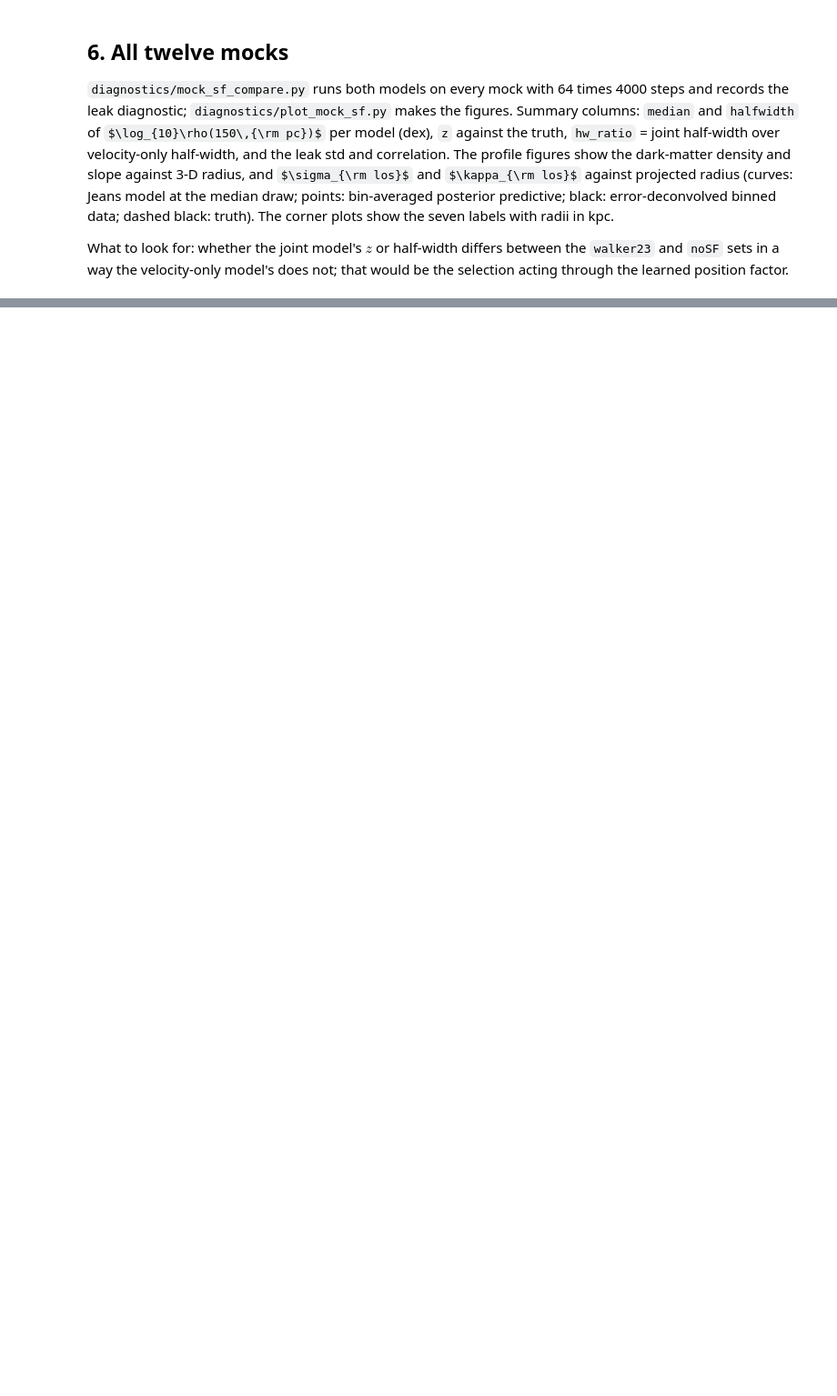
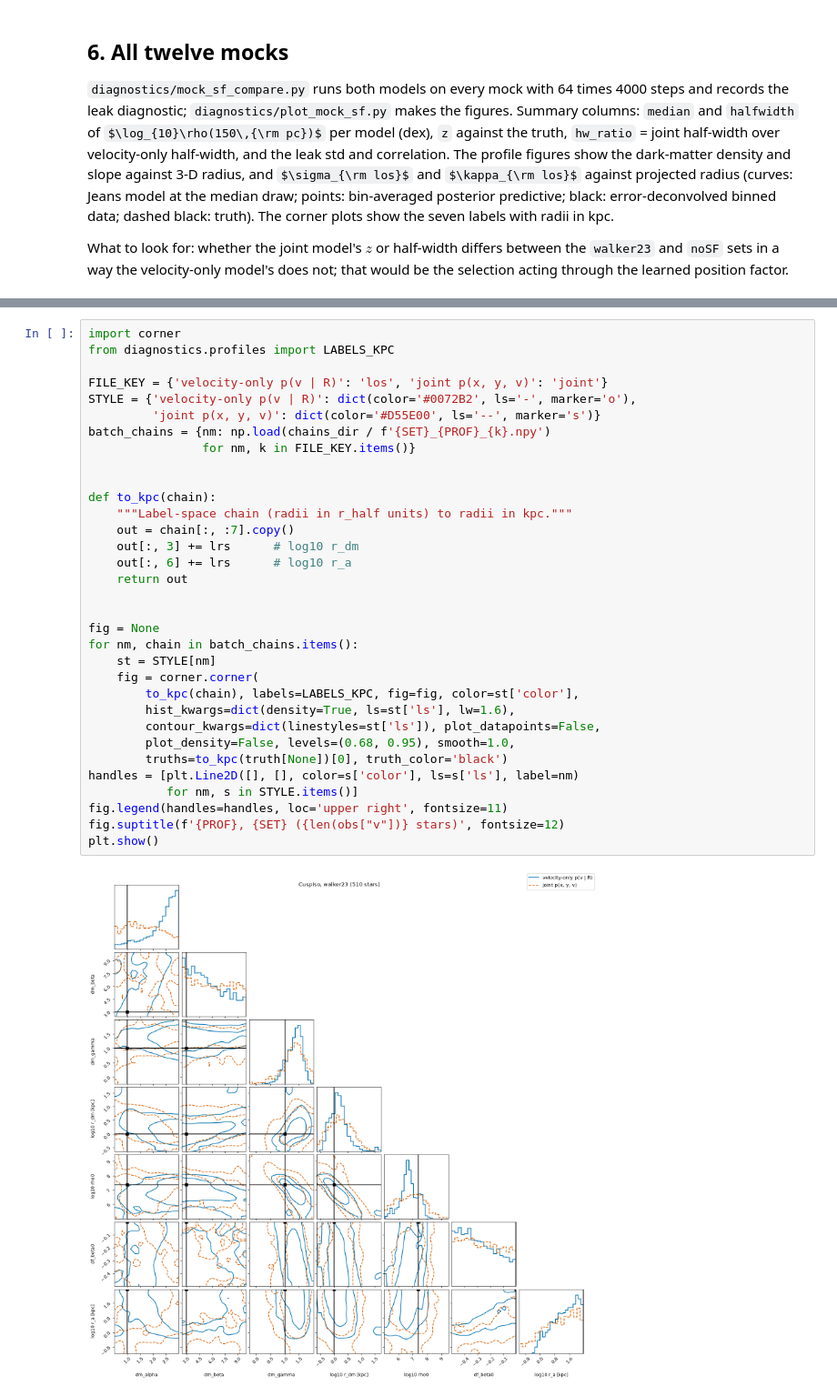
Before and after one commit to trivnguyen/nle_dsph, a Jupyter notebook: notebooks/04_mock_sf.ipynb, the cells around one changed output, grey strips where cells are left out. Shown at 91% size. Saved outputs shown, nothing was run; the diff lists cells and outputs as text; some formulas as TeX source; blank space fills up the shorter version.

```diff
--- a/notebooks/04_mock_sf.ipynb
+++ b/notebooks/04_mock_sf.ipynb
@@ -360,0 +409,35 @@ batch run not finished yet; see ~/scratch/local_logs/nle/mock_sf_compare.log
+# %%
+import corner
+from diagnostics.profiles import LABELS_KPC
+
+FILE_KEY = {'velocity-only p(v | R)': 'los', 'joint p(x, y, v)': 'joint'}
+STYLE = {'velocity-only p(v | R)': dict(color='#0072B2', ls='-', marker='o'),
+         'joint p(x, y, v)': dict(color='#D55E00', ls='--', marker='s')}
+batch_chains = {nm: np.load(chains_dir / f'{SET}_{PROF}_{k}.npy')
+                for nm, k in FILE_KEY.items()}
+
+
+def to_kpc(chain):
+    """Label-space chain (radii in r_half units) to radii in kpc."""
+    out = chain[:, :7].copy()
+    out[:, 3] += lrs      # log10 r_dm
+    out[:, 6] += lrs      # log10 r_a
+    return out
+
+
+fig = None
+for nm, chain in batch_chains.items():
+    st = STYLE[nm]
+    fig = corner.corner(
+        to_kpc(chain), labels=LABELS_KPC, fig=fig, color=st['color'],
+        hist_kwargs=dict(density=True, ls=st['ls'], lw=1.6),
+        contour_kwargs=dict(linestyles=st['ls']), plot_datapoints=False,
+        plot_density=False, levels=(0.68, 0.95), smooth=1.0,
+        truths=to_kpc(truth[None])[0], truth_color='black')
+handles = [plt.Line2D([], [], color=s['color'], ls=s['ls'], label=nm)
+           for nm, s in STYLE.items()]
+fig.legend(handles=handles, loc='upper right', fontsize=11)
+fig.suptitle(f'{PROF}, {SET} ({len(obs["v"])} stars)', fontsize=12)
+plt.show()
+# %% [output]
+[figure, added]
```
Also changed, not shown: parts of 11 cells of this notebook, 1 other file.
